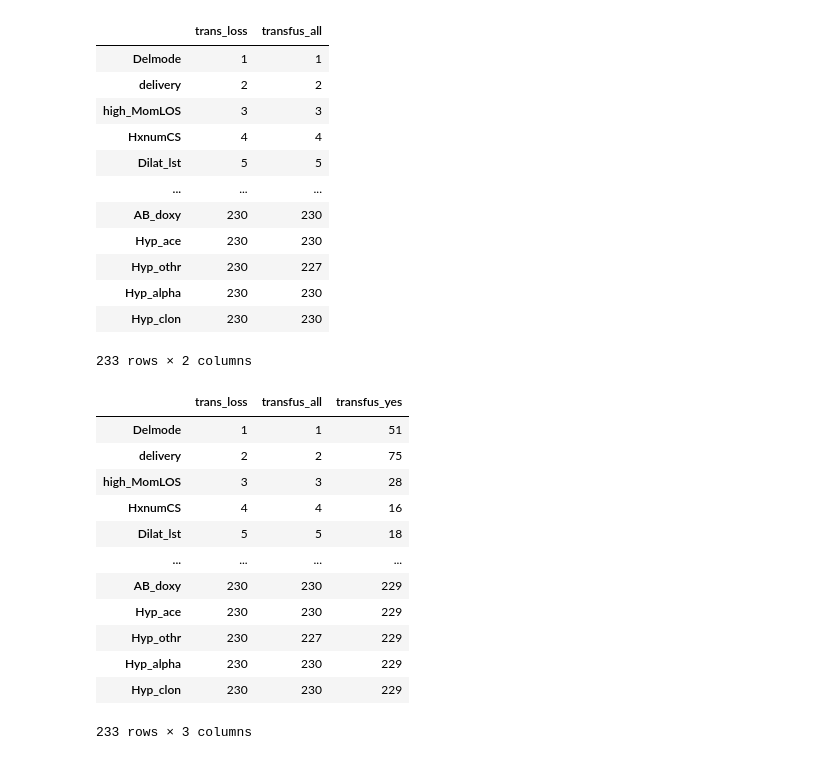
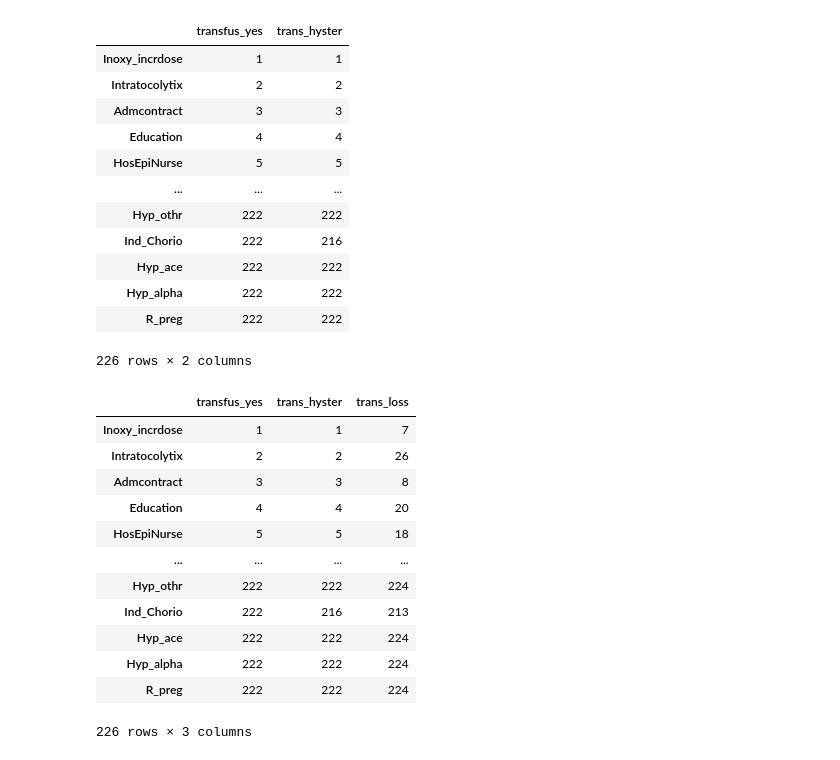
Before and after one commit to lhncbc/MFM_bopf, a Jupyter notebook: src/imbl/finalCramerDatasetRank.ipynb, the cells around one changed output. Drawn from its saved outputs; the diff is of its cells as text; code cells hidden in the pictures.

```diff
--- a/src/imbl/finalCramerDatasetRank.ipynb
+++ b/src/imbl/finalCramerDatasetRank.ipynb
@@ -5,6 +5,10 @@ import os, glob
 pd.options.display.float_format = '{:0.2f}'.format
 # %%
 # @TODO: Change hard-coded paths to wildcards
-t_yes_rank = pd.read_csv('/MFMDatasets/MFM_bopf/data/csl/Final_cohort_rank-transfus_yes-Cramer.csv', index_col=0)
-t_loss_rank = pd.read_csv('/MFMDatasets/MFM_bopf/data/csl/Final_cohort_rank-trans_loss-Cramer.csv', index_col=0)
-t_all_rank = pd.read_csv('/MFMDatasets/MFM_bopf/data/csl/Final_cohort_rank-transfus_all-Cramer.csv', index_col=0)
+transfus_yes_rank = pd.read_csv('/MFMDatasets/MFM_bopf/data/csl/Final_cohort_rank-transfus_yes-Cramer.csv', index_col=0)
+trans_loss_rank = pd.read_csv('/MFMDatasets/MFM_bopf/data/csl/Final_cohort_rank-trans_loss-Cramer.csv', index_col=0)
+trans_hyster_rank = pd.read_csv('/MFMDatasets/MFM_bopf/data/csl/Final_cohort_rank-transfus_hyster-Cramer.csv', index_col=0)
+hysterectomy_rank = pd.read_csv('/MFMDatasets/MFM_bopf/data/csl/Final_cohort_rank-Hysterectomy-Cramer.csv', index_col=0)
+
+# No longer used
+#t_all_rank = pd.read_csv('/MFMDatasets/MFM_bopf/data/csl/Final_cohort_rank-transfus_all-Cramer.csv', index_col=0)
@@ -11,4 +31,4 @@ t_all_rank = pd.read_csv('/MFMDatasets/MFM_bopf/data/csl/Final_cohort_rank-trans
 # %%
-combined = pd.DataFrame(t_loss_rank['mean_rank'].rank().astype('int')).rename(columns={'mean_rank':"trans_loss"})
+combined = pd.DataFrame(transfus_yes_rank['mean_rank'].rank().astype('int')).rename(columns={'mean_rank':"transfus_yes"})
 combined
 # %% [output]
@@ -28,38 +48,38 @@ combined
 # %%
-next_df = pd.DataFrame(t_all_rank['mean_rank'].rank().astype('int'))
+next_df = pd.DataFrame(trans_hyster_rank['mean_rank'].rank().astype('int'))
 combined = pd.merge(combined, next_df, left_index=True, right_index=True)
-combined.rename(columns={'mean_rank':"transfus_all"}, inplace=True)
+combined.rename(columns={'mean_rank':"trans_hyster"}, inplace=True)
 combined
 # %% [output]
-|  | trans_loss | transfus_all |
-| Delmode | 1 | 1 |
-| delivery | 2 | 2 |
-| high_MomLOS | 3 | 3 |
-| HxnumCS | 4 | 4 |
-| Dilat_lst | 5 | 5 |
+|  | transfus_yes | trans_hyster |
+| Inoxy_incrdose | 1 | 1 |
+| Intratocolytix | 2 | 2 |
+| Admcontract | 3 | 3 |
+| Education | 4 | 4 |
+| HosEpiNurse | 5 | 5 |
 | ... | ... | ... |
-| AB_doxy | 230 | 230 |
-| Hyp_ace | 230 | 230 |
-| Hyp_othr | 230 | 227 |
-| Hyp_alpha | 230 | 230 |
-| Hyp_clon | 230 | 230 |
+| Hyp_othr | 222 | 222 |
+| Ind_Chorio | 222 | 216 |
+| Hyp_ace | 222 | 222 |
+| Hyp_alpha | 222 | 222 |
+| R_preg | 222 | 222 |
-233 rows × 2 columns
+226 rows × 2 columns
 # %%
-next_df = pd.DataFrame(t_yes_rank['mean_rank'].rank().astype('int'))
+next_df = pd.DataFrame(trans_loss_rank['mean_rank'].rank().astype('int'))
 combined = pd.merge(combined, next_df, left_index=True, right_index=True)
-combined.rename(columns={'mean_rank':"transfus_yes"}, inplace=True)
+combined.rename(columns={'mean_rank':"trans_loss"}, inplace=True)
 combined
 # %% [output]
-|  | trans_loss | transfus_all | transfus_yes |
-| Delmode | 1 | 1 | 51 |
-| delivery | 2 | 2 | 75 |
-| high_MomLOS | 3 | 3 | 28 |
-| HxnumCS | 4 | 4 | 16 |
-| Dilat_lst | 5 | 5 | 18 |
+|  | transfus_yes | trans_hyster | trans_loss |
+| Inoxy_incrdose | 1 | 1 | 7 |
+| Intratocolytix | 2 | 2 | 26 |
+| Admcontract | 3 | 3 | 8 |
+| Education | 4 | 4 | 20 |
+| HosEpiNurse | 5 | 5 | 18 |
 | ... | ... | ... | ... |
-| AB_doxy | 230 | 230 | 229 |
-| Hyp_ace | 230 | 230 | 229 |
-| Hyp_othr | 230 | 227 | 229 |
-| Hyp_alpha | 230 | 230 | 229 |
-| Hyp_clon | 230 | 230 | 229 |
+| Hyp_othr | 222 | 222 | 224 |
+| Ind_Chorio | 222 | 216 | 213 |
+| Hyp_ace | 222 | 222 | 224 |
+| Hyp_alpha | 222 | 222 | 224 |
+| R_preg | 222 | 222 | 224 |
-233 rows × 3 columns
+226 rows × 3 columns
```
Also changed, not shown: parts of 7 cells of this notebook, 4 other files.
